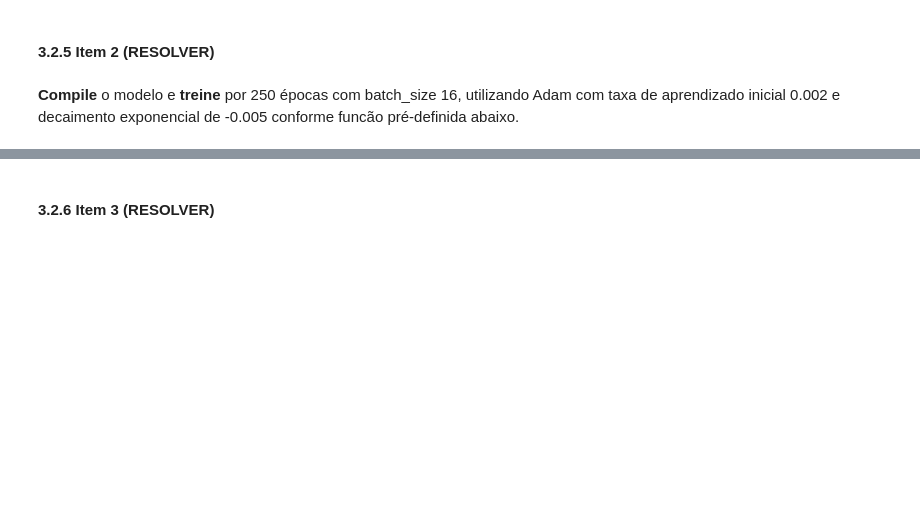
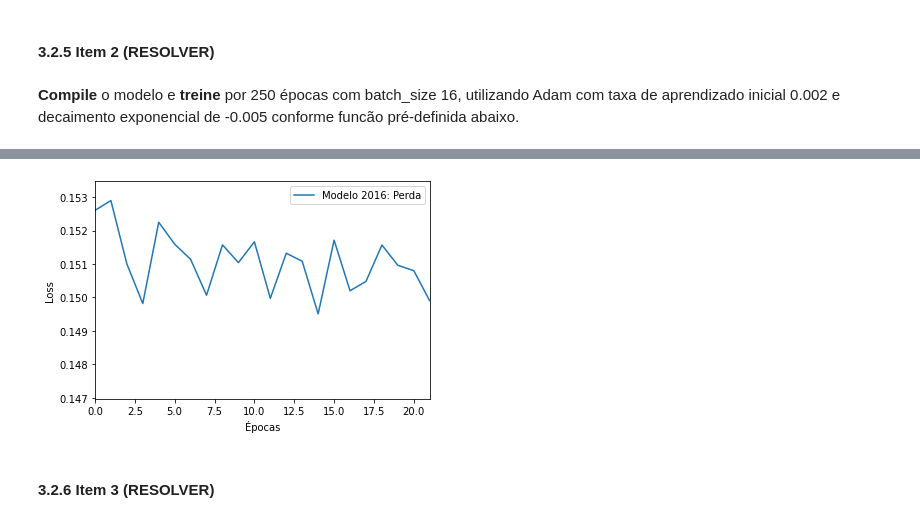
Before and after one commit to guilourenzo/mba-usp, a Jupyter notebook: PROVA FINAL/Avaliação Final/Questoes 4.1 e 4.2 RNAPADPMPProvaFinal.ipynb, the cells around one changed output, grey strips where cells are left out. Drawn from its saved outputs; the diff is of its cells as text; code cells hidden in the pictures; blank space fills up the shorter version.

```diff
--- a/PROVA FINAL/Avaliação Final/Questoes 4.1 e 4.2 RNAPADPMPProvaFinal.ipynb
+++ b/PROVA FINAL/Avaliação Final/Questoes 4.1 e 4.2 RNAPADPMPProvaFinal.ipynb
@@ -301,0 +333,12 @@ O objetivo desse autoencoder consiste em aprender uma representação para os da
+# %%
+#Escreva aqui a sua resposta para o Item 1
+
+input_data = keras.layers.Input(shape=5)
+network = keras.layers.Dense(4, activation='relu')(input_data)
+network = keras.layers.Dense(3, activation='relu')(network)
+network = keras.layers.Dropout(1/3.0)(network)
+network = keras.layers.Dense(4, activation='relu')(network)
+output = keras.layers.Dense(5, activation='relu')(network)
+
+model_2016 = keras.models.Model(input_data, output)
+model_2016.summary()
@@ -311,0 +374,23 @@ def scheduler(epoch, lr):
+# %%
+callback = keras.callbacks.LearningRateScheduler(scheduler)
+# %%
+#Escreva aqui a sua resposta para o Item 2
+epochs = 250
+batch_size = 16
+noise_factor = 0.2
+
+x_train_noised = x_train + noise_factor * np.random.normal(0, 1, x_train.shape)
+
+model_2016.compile(
+            loss = 'mse',
+            optimizer = keras.optimizers.Adam(lr = 0.002)
+            )
+# %%
+hist_2016 = model_2016.fit(
+        x = x_train_noised,
+        y = x_train,
+        batch_size = batch_size,
+        epochs = epochs,
+        callbacks = [callback],
+        verbose = 2
+        )
@@ -312,3 +415,12 @@ def scheduler(epoch, lr):
+# %%
+plt.plot(hist_2016.history['loss'])
+plt.xlim(0, 21)
+plt.ylabel('Loss')
+plt.xlabel('Épocas')
+plt.legend(['Modelo 2016: Perda'])
+plt.show();
+# %% [output]
+[figure, added]
 # %% [markdown]
 #### 3.2.6 Item 3 (RESOLVER)
 # %% [markdown]
```
Also changed, not shown: parts of 18 cells of this notebook.
